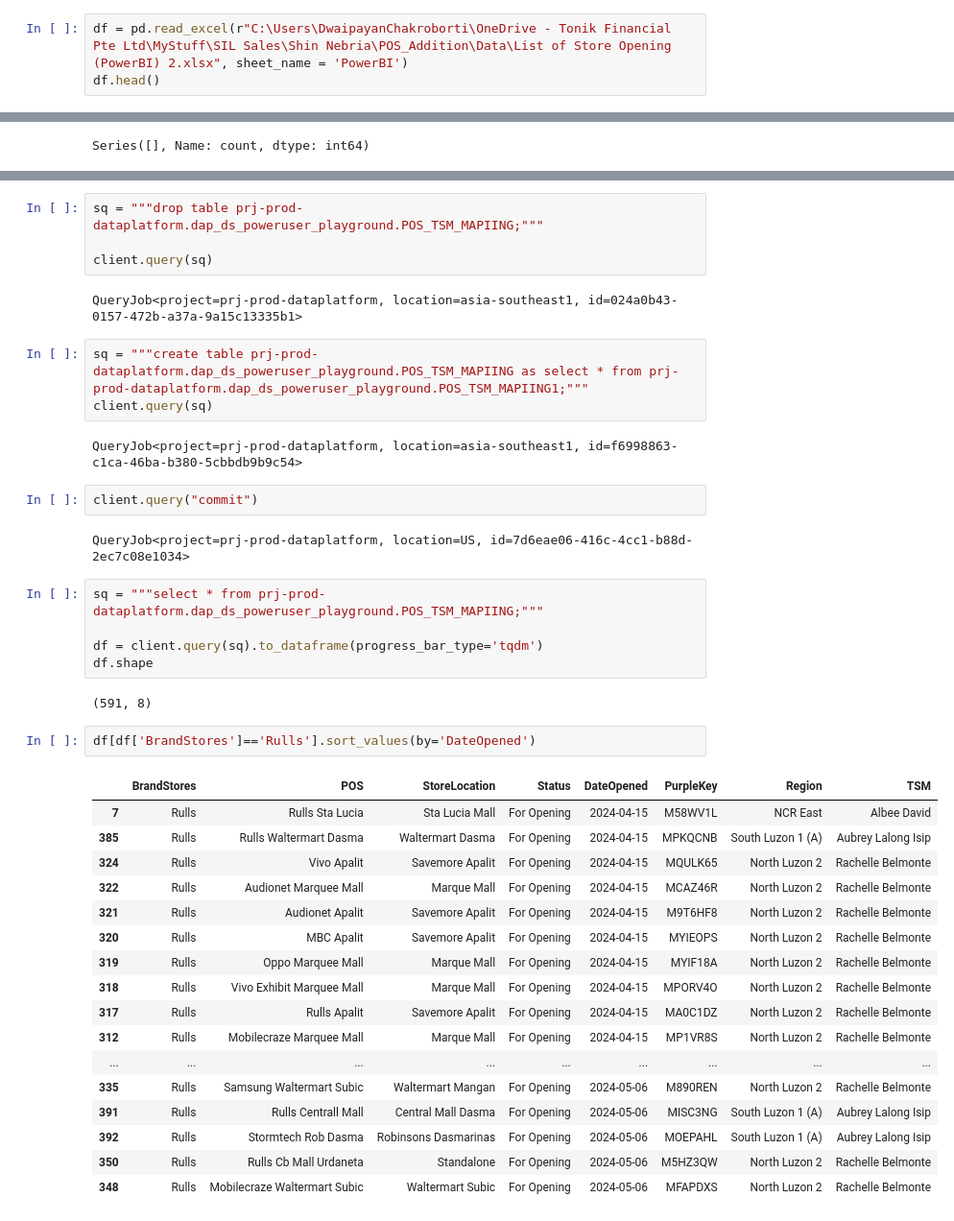
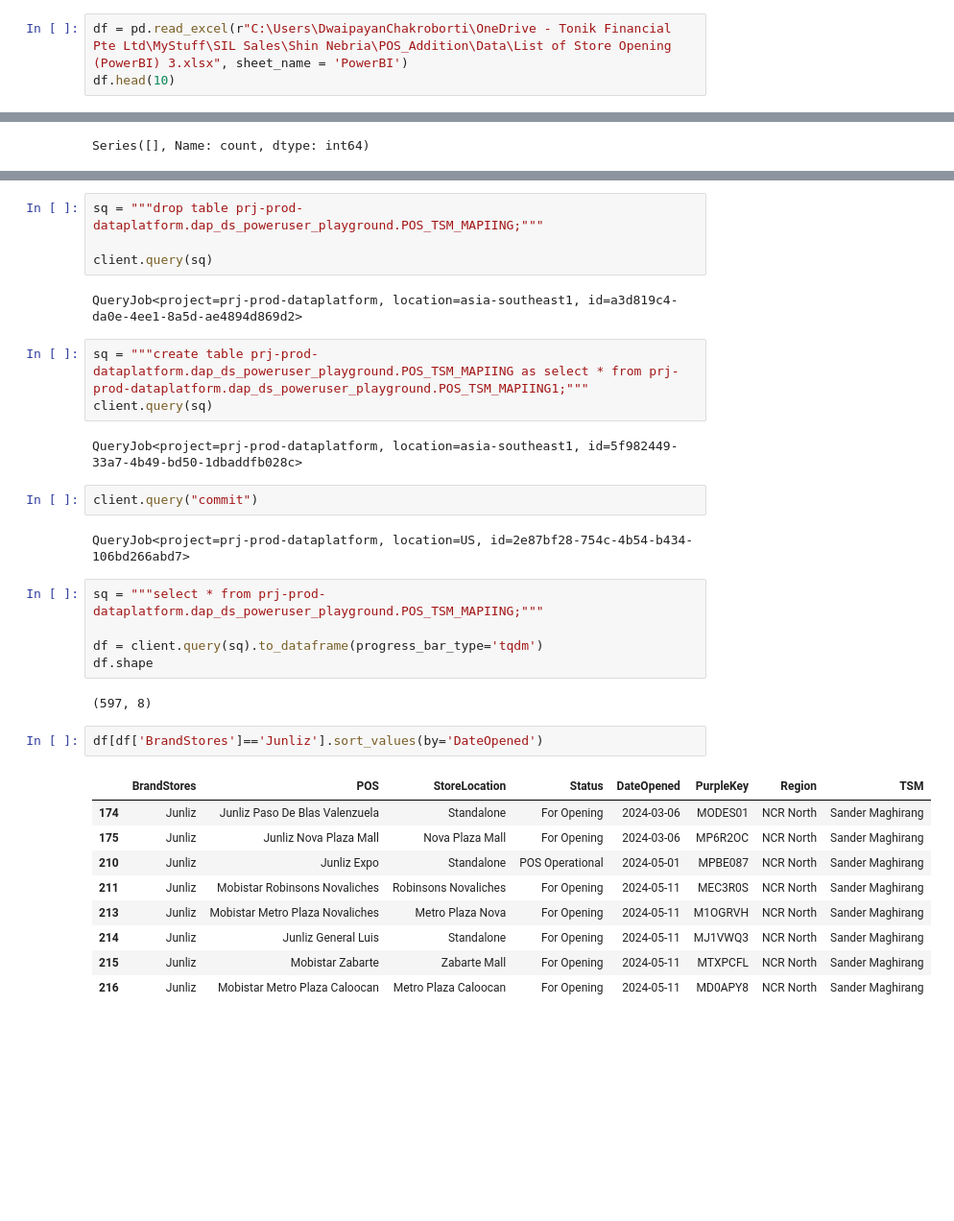
Before and after one commit to dchakroborti-tonik/POS_Addition, a Jupyter notebook: Notebook/Pos_mapping_new.ipynb, the cells around one changed output, grey strips where cells are left out. Shown: that part at 96% size. Cells and saved outputs as stored; diff of their text form; blank space fills up the shorter version.

```diff
--- a/Notebook/Pos_mapping_new.ipynb
+++ b/Notebook/Pos_mapping_new.ipynb
@@ -24,7 +24,7 @@ client = bigquery.Client(project='prj-prod-dataplatform')
 # Set options or configurations as needed
 # Example: pd.set_option('display.max_columns', None)
 # %%
-df = pd.read_excel(r"C:\Users\DwaipayanChakroborti\OneDrive - Tonik Financial Pte Ltd\MyStuff\SIL Sales\Shin Nebria\POS_Addition\Data\List of Store Opening (PowerBI) 2.xlsx", sheet_name = 'PowerBI')
-df.head()
+df = pd.read_excel(r"C:\Users\DwaipayanChakroborti\OneDrive - Tonik Financial Pte Ltd\MyStuff\SIL Sales\Shin Nebria\POS_Addition\Data\List of Store Opening (PowerBI) 3.xlsx", sheet_name = 'PowerBI')
+df.head(10)
 # %% [output]
 |  | POS NAME | STORE LOCATION | STATUS | DATE ACTIVATION | PURPLE KEY | REGION | TSM | Brand |
@@ -336,43 +319,35 @@ sq = """drop table prj-prod-dataplatform.dap_ds_poweruser_playground.POS_TSM_MAP
 
 client.query(sq)
 # %% [output]
-QueryJob<project=prj-prod-dataplatform, location=asia-southeast1, id=024a0b43-0157-472b-a37a-9a15c13335b1>
+QueryJob<project=prj-prod-dataplatform, location=asia-southeast1, id=a3d819c4-da0e-4ee1-8a5d-ae4894d869d2>
 # %%
 sq = """create table prj-prod-dataplatform.dap_ds_poweruser_playground.POS_TSM_MAPIING as select * from prj-prod-dataplatform.dap_ds_poweruser_playground.POS_TSM_MAPIING1;"""
 client.query(sq)
 # %% [output]
-QueryJob<project=prj-prod-dataplatform, location=asia-southeast1, id=f6998863-c1ca-46ba-b380-5cbbdb9b9c54>
+QueryJob<project=prj-prod-dataplatform, location=asia-southeast1, id=5f982449-33a7-4b49-bd50-1dbaddfb028c>
 # %%
 client.query("commit")
 # %% [output]
-QueryJob<project=prj-prod-dataplatform, location=US, id=7d6eae06-416c-4cc1-b88d-2ec7c08e1034>
+QueryJob<project=prj-prod-dataplatform, location=US, id=2e87bf28-754c-4b54-b434-106bd266abd7>
 # %%
 sq = """select * from prj-prod-dataplatform.dap_ds_poweruser_playground.POS_TSM_MAPIING;"""
 
 df = client.query(sq).to_dataframe(progress_bar_type='tqdm')
 df.shape
 # %% [output]
-(591, 8)
+(597, 8)
 # %%
-df[df['BrandStores']=='Rulls'].sort_values(by='DateOpened')
+df[df['BrandStores']=='Junliz'].sort_values(by='DateOpened')
 # %% [output]
 |  | BrandStores | POS | StoreLocation | Status | DateOpened | PurpleKey | Region | TSM |
-| 7 | Rulls | Rulls Sta Lucia | Sta Lucia Mall | For Opening | 2024-04-15 | M58WV1L | NCR East | Albee David |
-| 385 | Rulls | Rulls Waltermart Dasma | Waltermart Dasma | For Opening | 2024-04-15 | MPKQCNB | South Luzon 1 (A) | Aubrey Lalong Isip |
-| 324 | Rulls | Vivo Apalit | Savemore Apalit | For Opening | 2024-04-15 | MQULK65 | North Luzon 2 | Rachelle Belmonte |
-| 322 | Rulls | Audionet Marquee Mall | Marque Mall | For Opening | 2024-04-15 | MCAZ46R | North Luzon 2 | Rachelle Belmonte |
-| 321 | Rulls | Audionet Apalit | Savemore Apalit | For Opening | 2024-04-15 | M9T6HF8 | North Luzon 2 | Rachelle Belmonte |
-| 320 | Rulls | MBC Apalit | Savemore Apalit | For Opening | 2024-04-15 | MYIEOPS | North Luzon 2 | Rachelle Belmonte |
-| 319 | Rulls | Oppo Marquee Mall | Marque Mall | For Opening | 2024-04-15 | MYIF18A | North Luzon 2 | Rachelle Belmonte |
-| 318 | Rulls | Vivo Exhibit Marquee Mall | Marque Mall | For Opening | 2024-04-15 | MPORV4O | North Luzon 2 | Rachelle Belmonte |
-| 317 | Rulls | Rulls Apalit | Savemore Apalit | For Opening | 2024-04-15 | MA0C1DZ | North Luzon 2 | Rachelle Belmonte |
-| 312 | Rulls | Mobilecraze Marquee Mall | Marque Mall | For Opening | 2024-04-15 | MP1VR8S | North Luzon 2 | Rachelle Belmonte |
-| ... | ... | ... | ... | ... | ... | ... | ... | ... |
-| 335 | Rulls | Samsung Waltermart Subic | Waltermart Mangan | For Opening | 2024-05-06 | M890REN | North Luzon 2 | Rachelle Belmonte |
-| 391 | Rulls | Rulls Centrall Mall | Central Mall Dasma | For Opening | 2024-05-06 | MISC3NG | South Luzon 1 (A) | Aubrey Lalong Isip |
-| 392 | Rulls | Stormtech Rob Dasma | Robinsons Dasmarinas | For Opening | 2024-05-06 | MOEPAHL | South Luzon 1 (A) | Aubrey Lalong Isip |
-| 350 | Rulls | Rulls Cb Mall Urdaneta | Standalone | For Opening | 2024-05-06 | M5HZ3QW | North Luzon 2 | Rachelle Belmonte |
-| 348 | Rulls | Mobilecraze Waltermart Subic | Waltermart Subic | For Opening | 2024-05-06 | MFAPDXS | North Luzon 2 | Rachelle Belmonte |
+| 174 | Junliz | Junliz Paso De Blas Valenzuela | Standalone | For Opening | 2024-03-06 | MODES01 | NCR North | Sander Maghirang |
+| 175 | Junliz | Junliz Nova Plaza Mall | Nova Plaza Mall | For Opening | 2024-03-06 | MP6R2OC | NCR North | Sander Maghirang |
+| 210 | Junliz | Junliz Expo | Standalone | POS Operational | 2024-05-01 | MPBE087 | NCR North | Sander Maghirang |
+| 211 | Junliz | Mobistar Robinsons Novaliches | Robinsons Novaliches | For Opening | 2024-05-11 | MEC3R0S | NCR North | Sander Maghirang |
+| 213 | Junliz | Mobistar Metro Plaza Novaliches | Metro Plaza Nova | For Opening | 2024-05-11 | M1OGRVH | NCR North | Sander Maghirang |
+| 214 | Junliz | Junliz General Luis | Standalone | For Opening | 2024-05-11 | MJ1VWQ3 | NCR North | Sander Maghirang |
+| 215 | Junliz | Mobistar Zabarte | Zabarte Mall | For Opening | 2024-05-11 | MTXPCFL | NCR North | Sander Maghirang |
+| 216 | Junliz | Mobistar Metro Plaza Caloocan | Metro Plaza Caloocan | For Opening | 2024-05-11 | MD0APY8 | NCR North | Sander Maghirang |
 # %%
 df.head(10)
 # %% [output]
```
Also changed, not shown: parts of 23 cells of this notebook, 3 other files.
